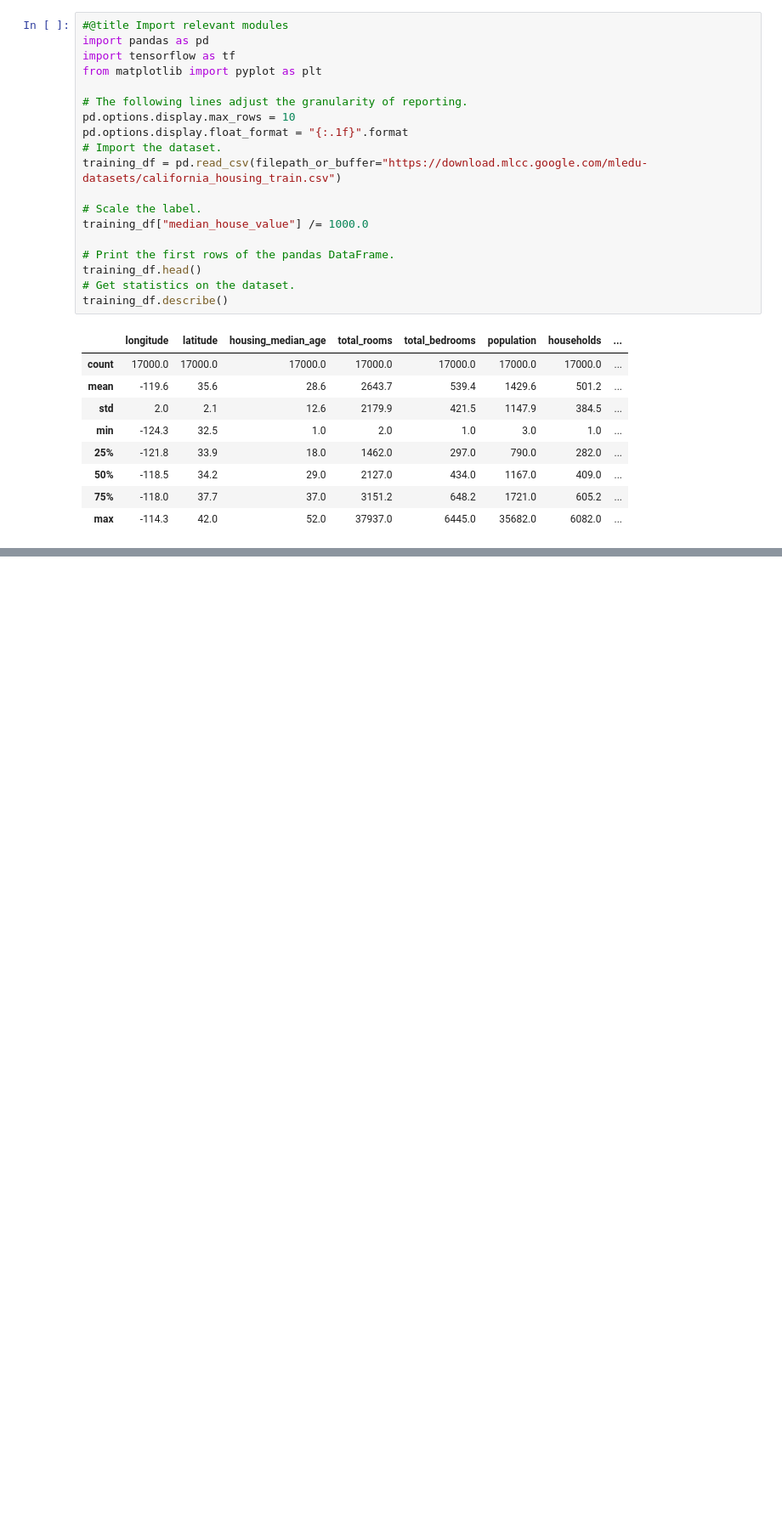
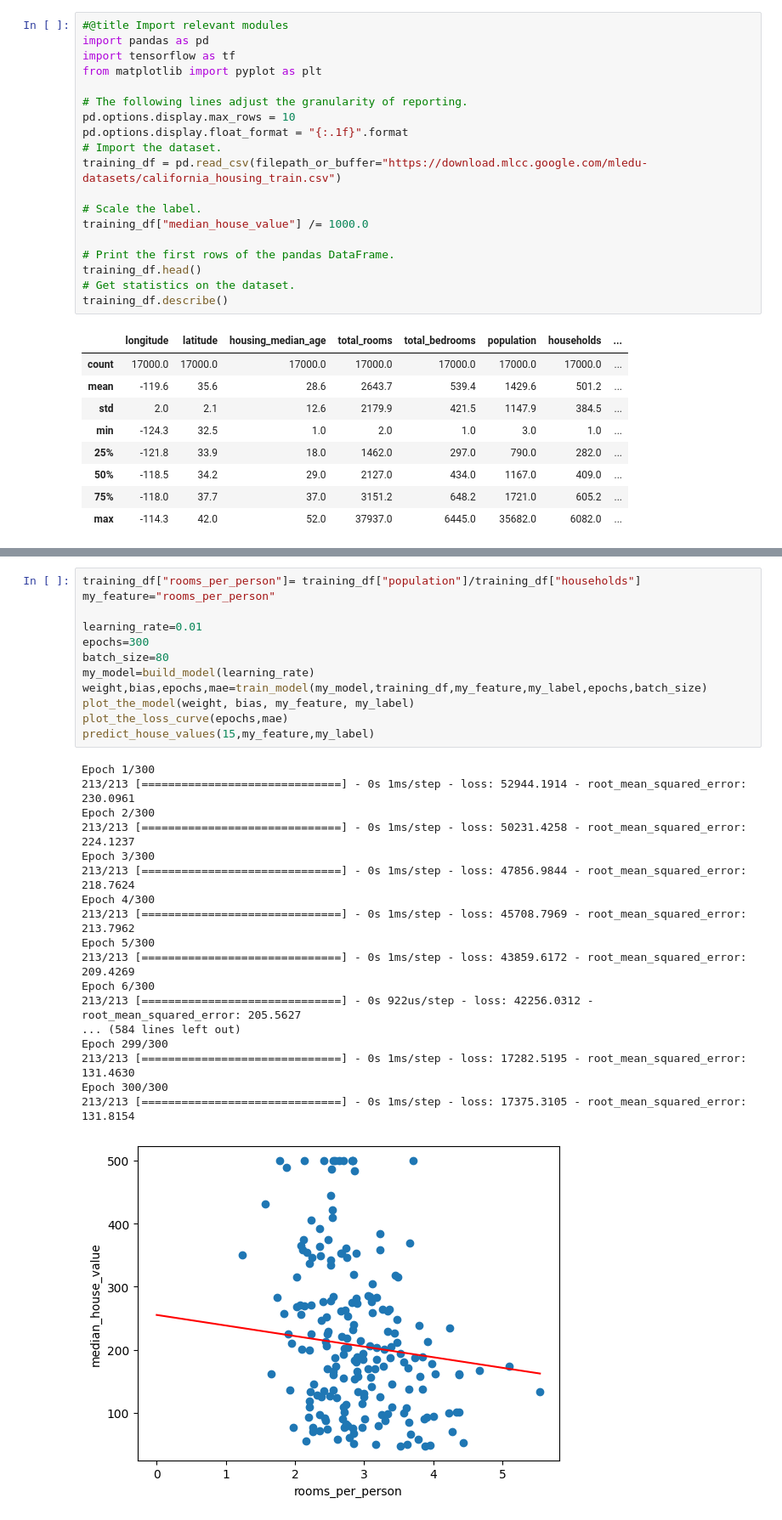
Before and after one commit to peg1163/Introduction_to_data_science, a Jupyter notebook: RLRD.ipynb, the cells around one changed output, grey strips where cells are left out. Shown: that part at 85% size. Saved outputs shown, nothing was run; the diff lists cells and outputs as text; blank space fills up the shorter version.

```diff
--- a/RLRD.ipynb
+++ b/RLRD.ipynb
@@ -193,0 +268,31 @@ feature   label          predicted
+# %%
+training_df["rooms_per_person"]= training_df["population"]/training_df["households"]
+my_feature="rooms_per_person"
+
+learning_rate=0.01
+epochs=300
+batch_size=80
+my_model=build_model(learning_rate)
+weight,bias,epochs,mae=train_model(my_model,training_df,my_feature,my_label,epochs,batch_size)
+plot_the_model(weight, bias, my_feature, my_label)
+plot_the_loss_curve(epochs,mae)
+predict_house_values(15,my_feature,my_label)
+# %% [output]
+Epoch 1/300
+213/213 [==============================] - 0s 1ms/step - loss: 52944.1914 - root_mean_squared_error: 230.0961
+Epoch 2/300
+213/213 [==============================] - 0s 1ms/step - loss: 50231.4258 - root_mean_squared_error: 224.1237
+Epoch 3/300
+213/213 [==============================] - 0s 1ms/step - loss: 47856.9844 - root_mean_squared_error: 218.7624
+Epoch 4/300
+213/213 [==============================] - 0s 1ms/step - loss: 45708.7969 - root_mean_squared_error: 213.7962
+Epoch 5/300
+213/213 [==============================] - 0s 1ms/step - loss: 43859.6172 - root_mean_squared_error: 209.4269
+Epoch 6/300
+213/213 [==============================] - 0s 922us/step - loss: 42256.0312 - root_mean_squared_error: 205.5627
+... (584 lines left out)
+Epoch 299/300
+213/213 [==============================] - 0s 1ms/step - loss: 17282.5195 - root_mean_squared_error: 131.4630
+Epoch 300/300
+213/213 [==============================] - 0s 1ms/step - loss: 17375.3105 - root_mean_squared_error: 131.8154
+[figure, added]
```
Also changed, not shown: parts of 11 cells of this notebook.
